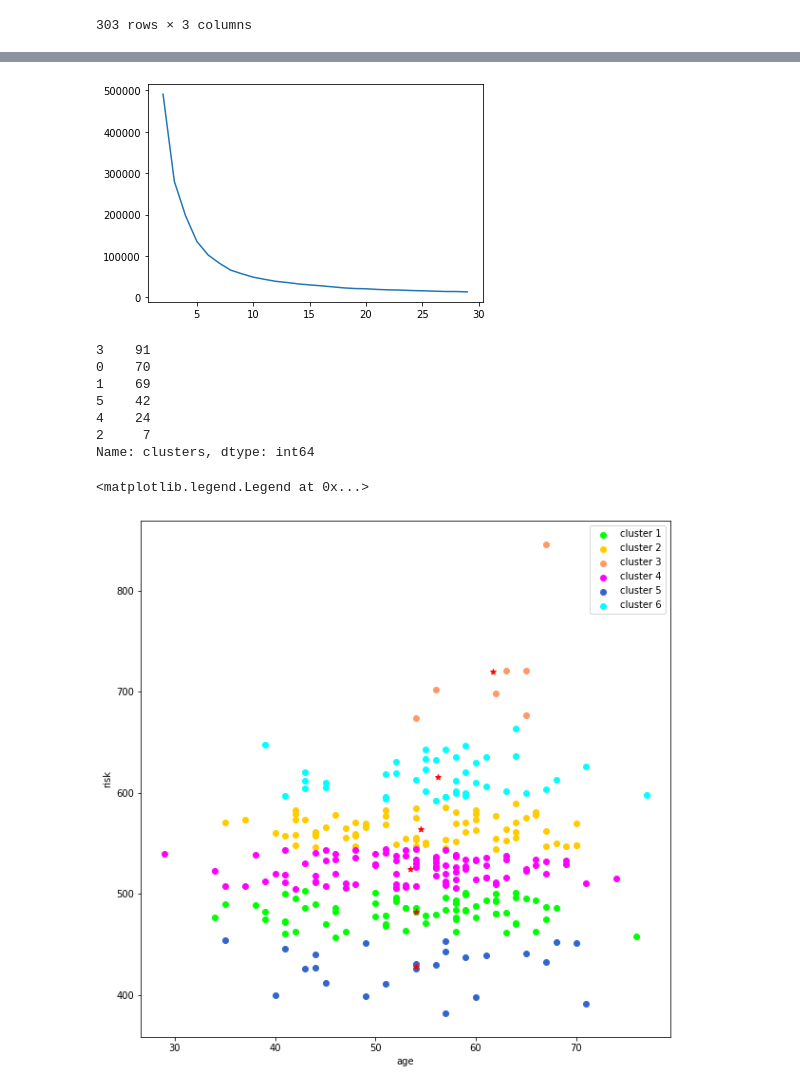
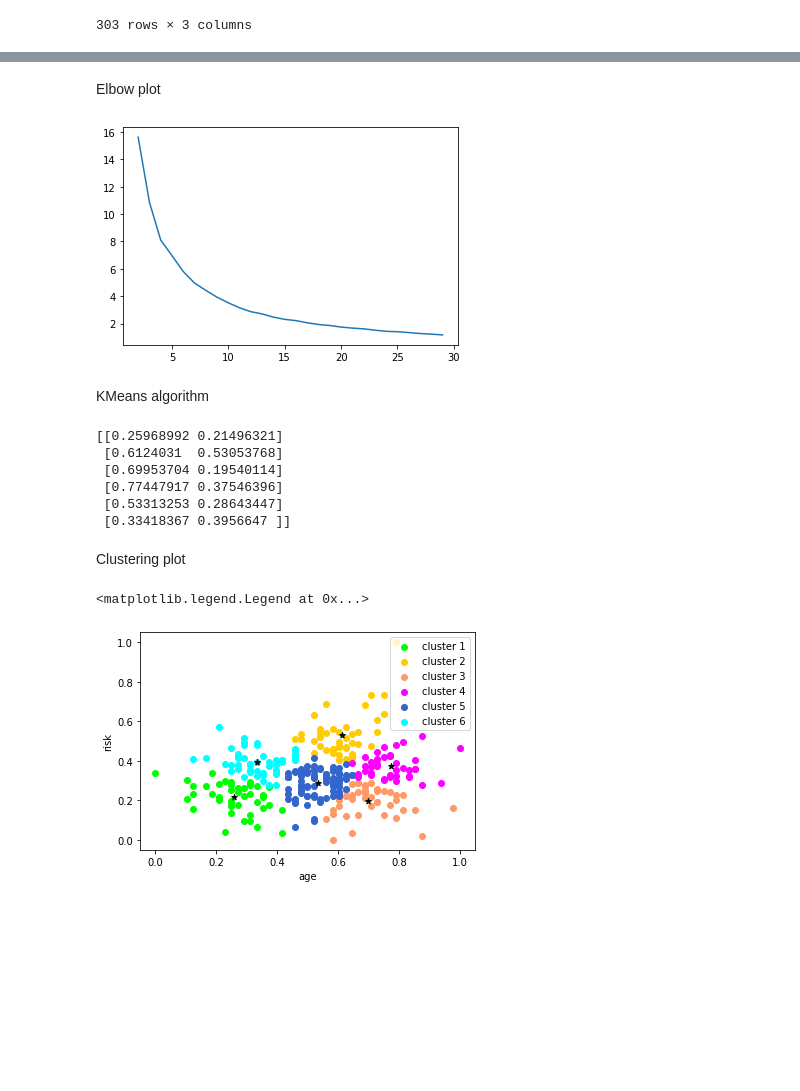
Before and after one commit to vmmduc/Machine-Learning, a Jupyter notebook: K-Means/Kmeans.ipynb, the cells around one changed output, grey strips where cells are left out. Saved outputs shown, nothing was run; the diff lists cells and outputs as text; code cells hidden in the pictures; blank space fills up the shorter version.

Commit message:
repair KMeans

```diff
--- a/K-Means/Kmeans.ipynb
+++ b/K-Means/Kmeans.ipynb
@@ -45,0 +48,8 @@ data_sums
+# %%
+scaler = MinMaxScaler()
+scaler.fit(data_sums[['age']])
+data_sums['age'] = scaler.transform(data_sums[['age']])
+
+scaler.fit(data_sums[['risk']])
+data_sums['risk'] = scaler.transform(data_sums[['risk']])
+plt.scatter(data_sums.age, data_sums['risk'], color='#00FFFF', label='cluster 6')
@@ -46,21 +59,34 @@ data_sums
+# %% [markdown]
+Elbow plot
 # %%
 wcss = []
-x = data_sums.iloc[:, [0,2]].values
+x = data_sums.iloc[:, [0,1,2]].values
 for i in range(2, 30):
     km = KMeans(n_clusters=i, init='k-means++', max_iter=200, random_state=0)
     km.fit(x)
     wcss.append(km.inertia_)
 plt.plot(range(2,30), wcss)
 plt.show()
 # %% [output]
-[figure, old version]
+[figure, new version]
+# %% [markdown]
+KMeans algorithm
+# %%
+k = KMeans(n_clusters=6)
+y_predict = k.fit_predict(data_sums[['age', 'risk']])
+data_sums['clusters'] = y_predict
+print(k.cluster_centers_)
+# %% [output]
+[[0.25968992 0.21496321]
+ [0.6124031  0.53053768]
+ [0.69953704 0.19540114]
+ [0.77447917 0.37546396]
+ [0.53313253 0.28643447]
+ [0.33418367 0.3956647 ]]
+# %% [markdown]
+Clustering plot
 # %%
-k = KMeans(n_clusters=6)
-y_predict = k.fit_predict(data_sums[['age', 'risk']])
-data_sums['clusters'] = y_predict
-print(data_sums.clusters.value_counts())
-
-plt.figure(figsize=(10,10))
+plt.figure()
 c1 = data_sums[data_sums.clusters == 0]
 c2 = data_sums[data_sums.clusters == 1]
 c3 = data_sums[data_sums.clusters == 2]
@@ -68,25 +94,18 @@ c4 = data_sums[data_sums.clusters == 3]
 c5 = data_sums[data_sums.clusters == 4]
 c6 = data_sums[data_sums.clusters == 5]
 
-plt.scatter(c1['age'], c1['risk'], color='#00FF00', label='cluster 1')
-plt.scatter(c2['age'], c2['risk'], color='#FFCC00', label='cluster 2')
-plt.scatter(c3['age'], c3['risk'], color='#FF9966', label='cluster 3')
-plt.scatter(c4['age'], c4['risk'], color='#FF00FF', label='cluster 4')
-plt.scatter(c5['age'], c5['risk'], color='#3366CC', label='cluster 5')
-plt.scatter(c6['age'], c6['risk'], color='#00FFFF', label='cluster 6')
+plt.scatter(c1.age, c1['risk'], color='#00FF00', label='cluster 1')
+plt.scatter(c2.age, c2['risk'], color='#FFCC00', label='cluster 2')
+plt.scatter(c3.age, c3['risk'], color='#FF9966', label='cluster 3')
+plt.scatter(c4.age, c4['risk'], color='#FF00FF', label='cluster 4')
+plt.scatter(c5.age, c5['risk'], color='#3366CC', label='cluster 5')
+plt.scatter(c6.age, c6['risk'], color='#00FFFF', label='cluster 6')
 
-plt.scatter(k.cluster_centers_[:,0], k.cluster_centers_[:, 1], color="red", marker='*')
+plt.scatter(k.cluster_centers_[:,0], k.cluster_centers_[:, 1], color="black", marker='*')
 
 plt.xlabel('age')
 plt.ylabel('risk')
 plt.legend()
 # %% [output]
-3    91
-0    70
-1    69
-5    42
-4    24
-2     7
-Name: clusters, dtype: int64
+<matplotlib.legend.Legend at 0x...>
-<matplotlib.legend.Legend at 0x...>
-[figure, old version]
+[figure, new version]
```
Also changed, not shown: parts of 4 cells of this notebook, 1 other file.
